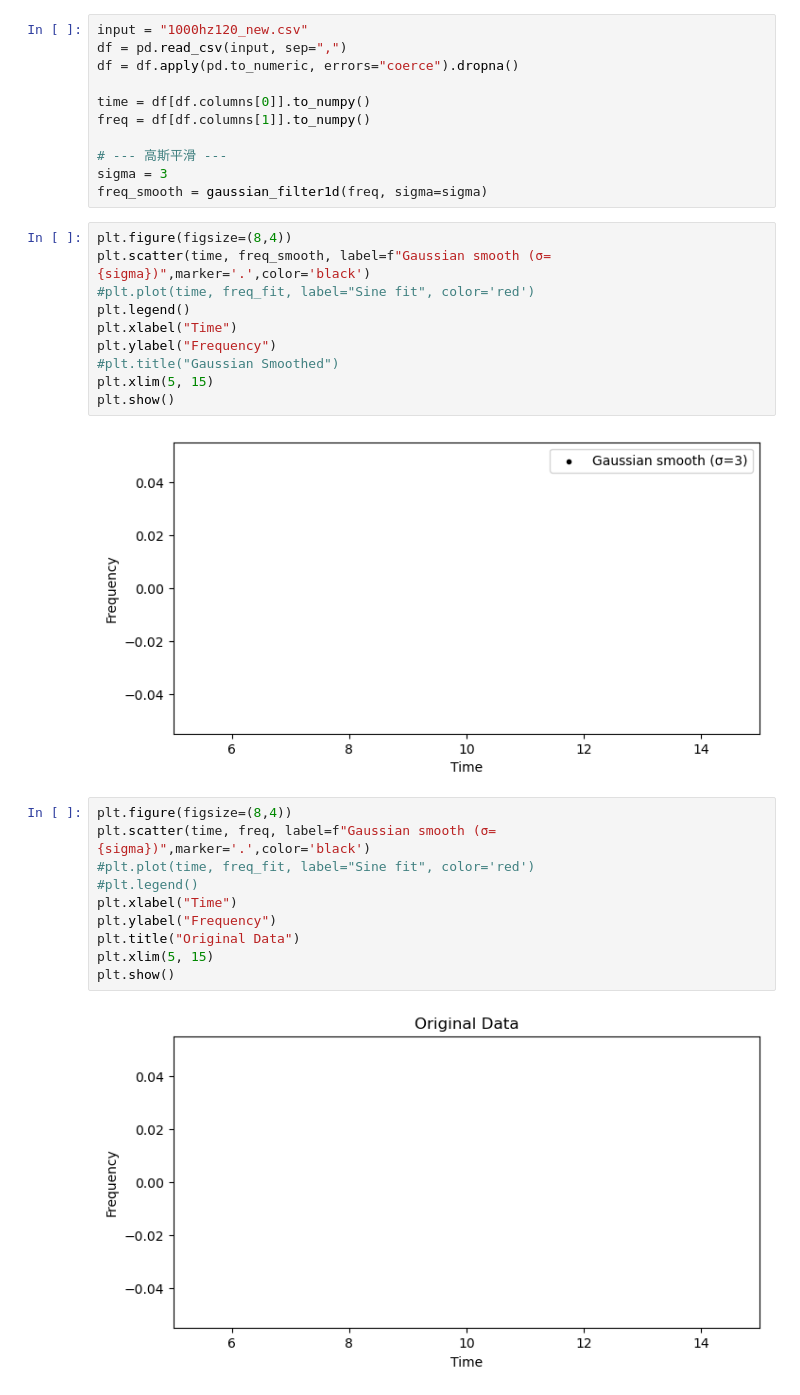
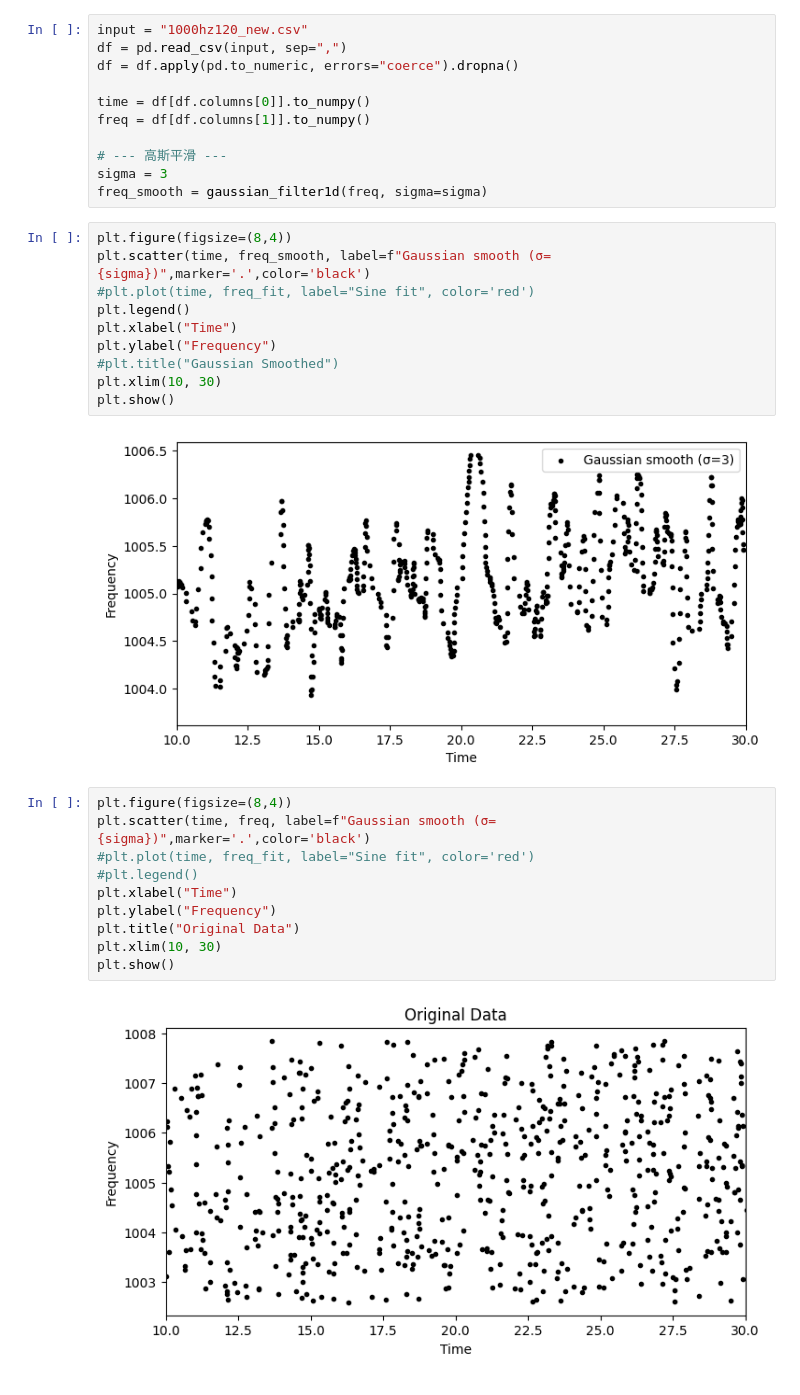
Before and after one commit to 000RF/exp.phy-3-, a Jupyter notebook: 1114/1000hz120_new.ipynb, the cells around one changed output. Drawn from its saved outputs; the diff is of its cells as text.

```diff
--- a/1114/1000hz120_new.ipynb
+++ b/1114/1000hz120_new.ipynb
@@ -24,19 +24,19 @@ plt.legend()
 plt.xlabel("Time")
 plt.ylabel("Frequency")
 #plt.title("Gaussian Smoothed")
-plt.xlim(5, 15)
+plt.xlim(10, 30)
 plt.show()
 # %% [output]
-[figure, old version]
+[figure, new version]
 # %%
 plt.figure(figsize=(8,4))
 plt.scatter(time, freq, label=f"Gaussian smooth (σ={sigma})",marker='.',color='black')
 #plt.plot(time, freq_fit, label="Sine fit", color='red')
 #plt.legend()
 plt.xlabel("Time")
 plt.ylabel("Frequency")
 plt.title("Original Data")
-plt.xlim(5, 15)
+plt.xlim(10, 30)
 plt.show()
 # %% [output]
-[figure, old version]
+[figure, new version]
```
Also changed, not shown: 19 other files.
